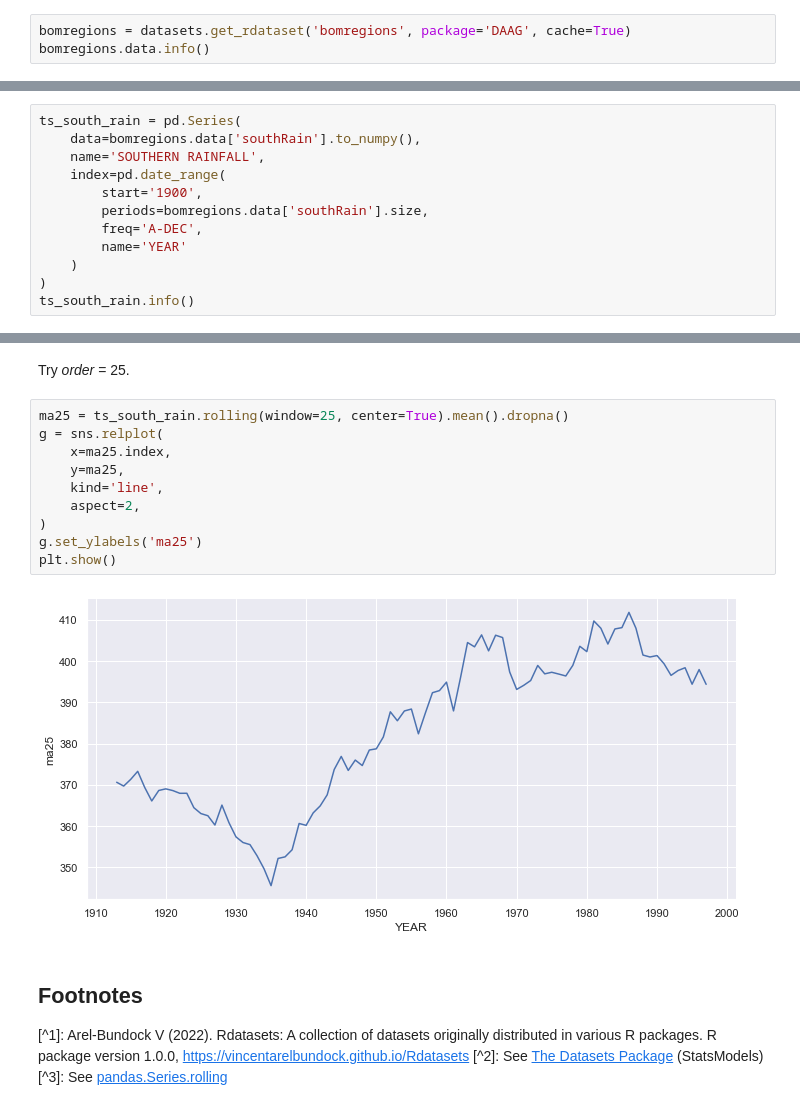
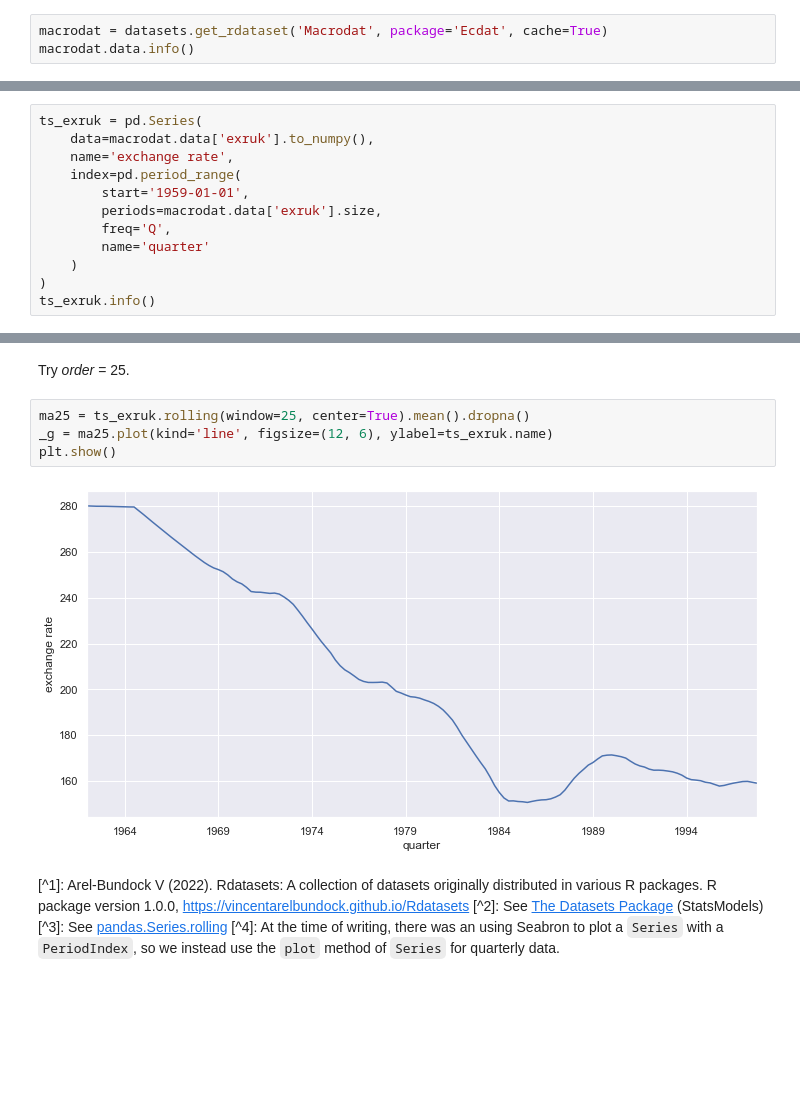
Before and after one commit to ljk233/laughingrook, a Jupyter notebook: posts/2022-05-16-decomposing_non_seasonal.ipynb, the cells around one changed output, grey strips where cells are left out. Saved outputs shown, nothing was run; the diff lists cells and outputs as text; blank space fills up the shorter version.

```diff
--- a/posts/2022-05-16-decomposing_non_seasonal.ipynb
+++ b/posts/2022-05-16-decomposing_non_seasonal.ipynb
@@ -40,7 +40,7 @@ sns.set_theme()
 # %% [markdown]
 ### Load the data
 # %%
-bomregions = datasets.get_rdataset('bomregions', package='DAAG', cache=True)
-bomregions.data.info()
+macrodat = datasets.get_rdataset('Macrodat', package='Ecdat', cache=True)
+macrodat.data.info()
 # %% [output]
 <class 'pandas.core.frame.DataFrame'>
@@ -74,14 +66,14 @@ Initialise the `Series`.
 # %%
-ts_south_rain = pd.Series(
-    data=bomregions.data['southRain'].to_numpy(),
-    name='SOUTHERN RAINFALL',
-    index=pd.date_range(
-        start='1900',
-        periods=bomregions.data['southRain'].size,
-        freq='A-DEC',
-        name='YEAR'
+ts_exruk = pd.Series(
+    data=macrodat.data['exruk'].to_numpy(),
+    name='exchange rate',
+    index=pd.period_range(
+        start='1959-01-01',
+        periods=macrodat.data['exruk'].size,
+        freq='Q',
+        name='quarter'
     )
 )
-ts_south_rain.info()
+ts_exruk.info()
 # %% [output]
 <class 'pandas.core.series.Series'>
@@ -138,20 +113,13 @@ plt.show()
 # %% [markdown]
 Try *order* = 25.
 # %%
-ma25 = ts_south_rain.rolling(window=25, center=True).mean().dropna()
-g = sns.relplot(
-    x=ma25.index,
-    y=ma25,
-    kind='line',
-    aspect=2,
-)
-g.set_ylabels('ma25')
+ma25 = ts_exruk.rolling(window=25, center=True).mean().dropna()
+_g = ma25.plot(kind='line', figsize=(12, 6), ylabel=ts_exruk.name)
 plt.show()
 # %% [output]
-[figure, old version]
+[figure, new version]
 # %% [markdown]
-## Footnotes
-
 [^1]: Arel-Bundock V (2022). Rdatasets: A collection of datasets originally distributed in various R packages. R package version 1.0.0, https://vincentarelbundock.github.io/Rdatasets
 [^2]: See [The Datasets Package](https://www.statsmodels.org/devel/datasets/index.html) (StatsModels)
 [^3]: See [pandas.Series.rolling](https://pandas.pydata.org/docs/reference/api/pandas.Series.rolling.html)
+[^4]: At the time of writing, there was an using Seabron to plot a `Series` with a `PeriodIndex`, so we instead use the `plot` method of `Series` for quarterly data.
```
Also changed, not shown: parts of 11 cells of this notebook, 49 other files.
